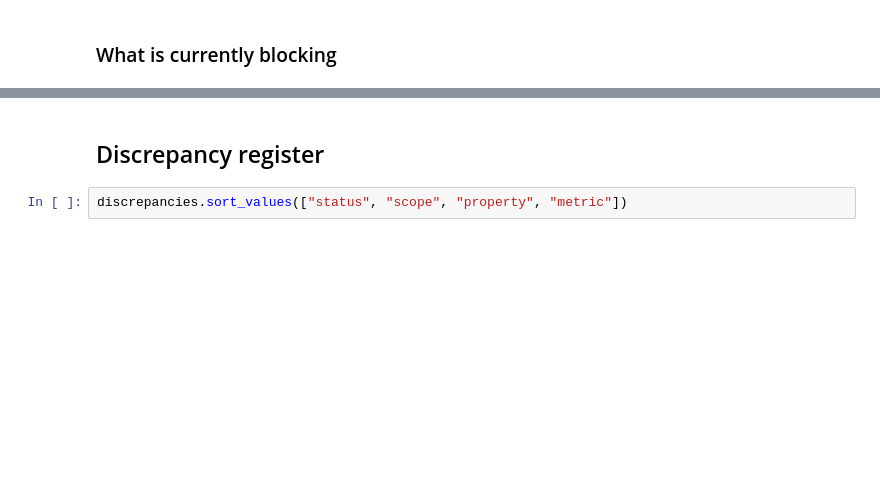
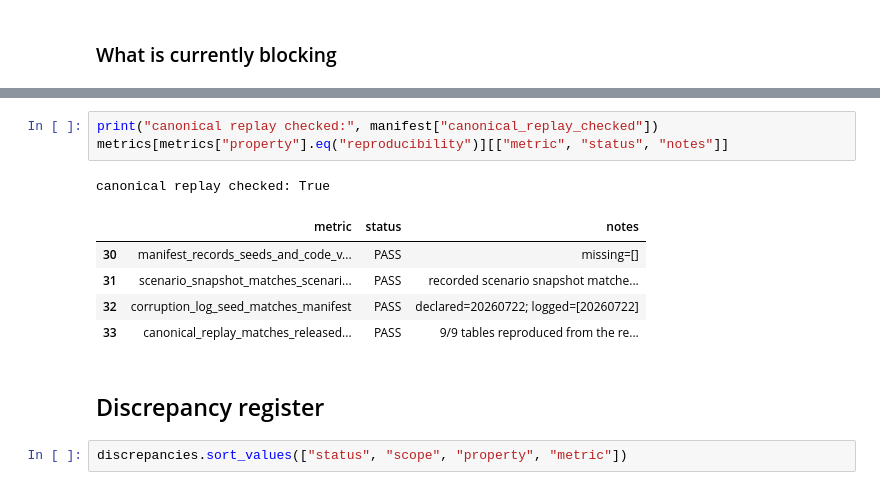
Before and after one commit to ROUSenghak/survival-analysis, a Jupyter notebook: notebooks/12_synthetic_validation_framework_summary.ipynb, the cells around one changed output, grey strips where cells are left out. Cells and saved outputs as stored; diff of their text form; blank space fills up the shorter version.

```diff
--- a/notebooks/12_synthetic_validation_framework_summary.ipynb
+++ b/notebooks/12_synthetic_validation_framework_summary.ipynb
@@ -106,3 +135,13 @@ else:
+# %%
+print("canonical replay checked:", manifest["canonical_replay_checked"])
+metrics[metrics["property"].eq("reproducibility")][["metric", "status", "notes"]]
+# %% [output]
+canonical replay checked: True
+|  | metric | status | notes |
+| 30 | manifest_records_seeds_and_code_v... | PASS | missing=[] |
+| 31 | scenario_snapshot_matches_scenari... | PASS | recorded scenario snapshot matche... |
+| 32 | corruption_log_seed_matches_manifest | PASS | declared=20260722; logged=[20260722] |
+| 33 | canonical_replay_matches_released... | PASS | 9/9 tables reproduced from the re... |
 # %% [markdown]
 ## Discrepancy register
 # %%
```
Also changed, not shown: parts of 10 cells of this notebook, 47 other files.
